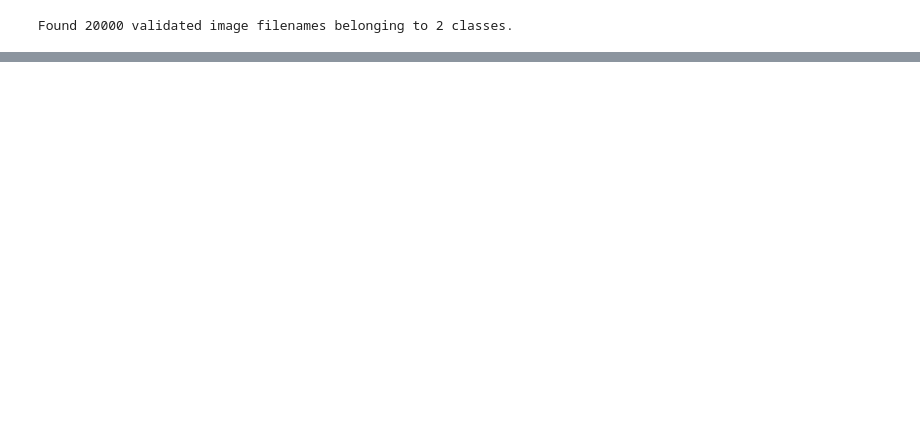
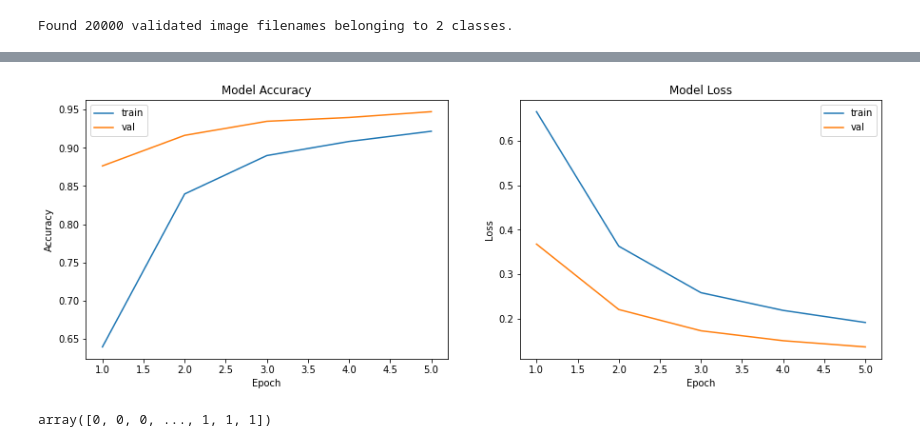
Before and after one commit to thejayden/IM4483-Mini-Proj, a Jupyter notebook: im4483_tanjiadian.ipynb, the cells around one changed output, grey strips where cells are left out. Saved outputs shown, nothing was run; the diff lists cells and outputs as text; code cells hidden in the pictures; blank space fills up the shorter version.

```diff
--- a/im4483_tanjiadian.ipynb
+++ b/im4483_tanjiadian.ipynb
@@ -150,7 +148,7 @@ image_size = 224
 input_shape = (image_size, image_size, 3)
 
 epochs = 5
-batch_size = 16
+batch_size = 20
 
 pre_trained_model = VGG16(input_shape=input_shape, include_top=False, weights="imagenet")
 
@@ -278,0 +316,12 @@ Found 1 validated image filenames belonging to 1 classes.
+# %%
+total_train = df_train.shape[0]
+total_validate = df_val.shape[0]
+
+# fine-tune the model
+# double forward slash is integer divison operation
+history = model.fit_generator(
+    train_generator,
+    epochs=epochs,
+    validation_data=validation_generator,
+    validation_steps=total_validate//batch_size,
+    steps_per_epoch=total_train//batch_size)
@@ -278,0 +344,22 @@ Found 1 validated image filenames belonging to 1 classes.
+# %%
+def plot_model_history(model_history, acc='accuracy', val_acc='val_accuracy'):
+    fig, axs = plt.subplots(1,2,figsize=(15,5))
+    axs[0].plot(range(1,len(model_history.history[acc])+1),model_history.history[acc])
+    axs[0].plot(range(1,len(model_history.history[val_acc])+1),model_history.history[val_acc])
+    axs[0].set_title('Model Accuracy')
+    axs[0].set_ylabel('Accuracy')
+    axs[0].set_xlabel('Epoch')
+    axs[0].set_xticks(np.arange(1,len(model_history.history[acc])+1),len(model_history.history[acc])/10)
+    axs[0].legend(['train', 'val'], loc='best')
+    axs[1].plot(range(1,len(model_history.history['loss'])+1),model_history.history['loss'])
+    axs[1].plot(range(1,len(model_history.history['val_loss'])+1),model_history.history['val_loss'])
+    axs[1].set_title('Model Loss')
+    axs[1].set_ylabel('Loss')
+    axs[1].set_xlabel('Epoch')
+    axs[1].set_xticks(np.arange(1,len(model_history.history['loss'])+1),len(model_history.history['loss'])/10)
+    axs[1].legend(['train', 'val'], loc='best')
+    plt.show()
+
+plot_model_history(history)
+# %% [output]
+[figure, added]
@@ -278,0 +378,5 @@ Found 1 validated image filenames belonging to 1 classes.
+# %%
+Y_val = df_val['category'].astype('int').to_numpy()
+Y_val
+# %% [output]
+array([0, 0, 0, ..., 1, 1, 1])
```
Also changed, not shown: parts of 24 cells of this notebook.
